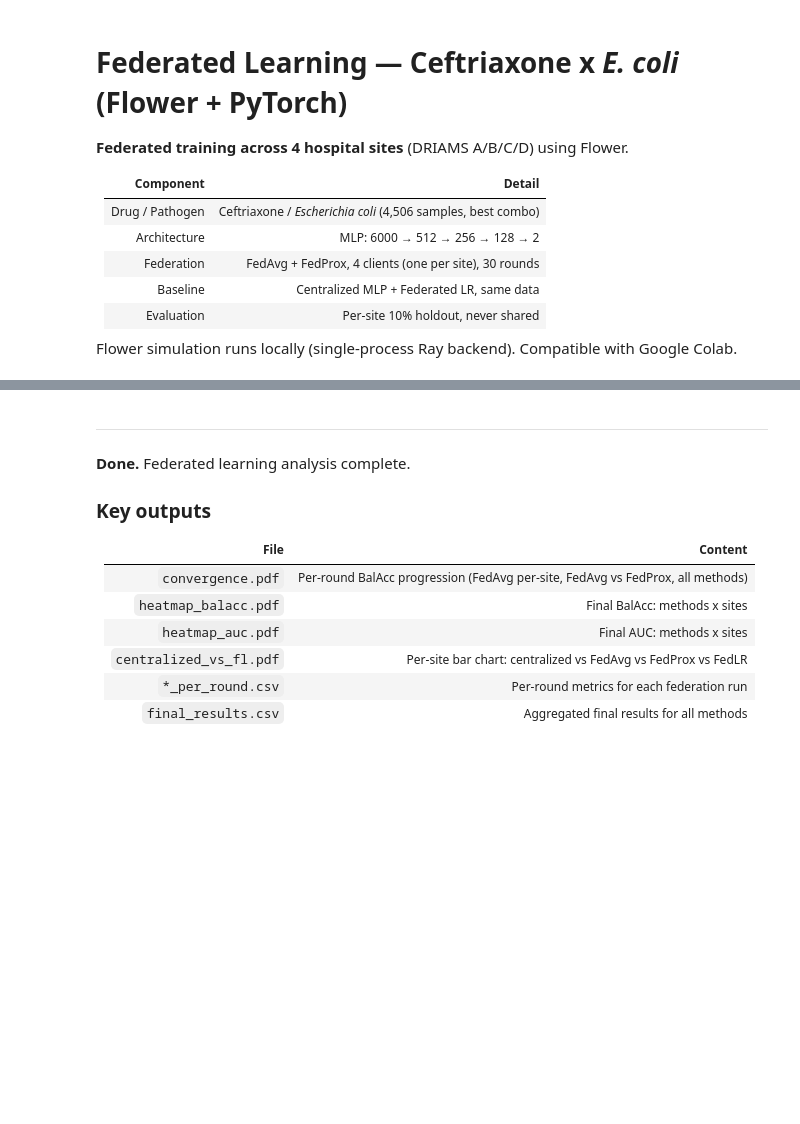
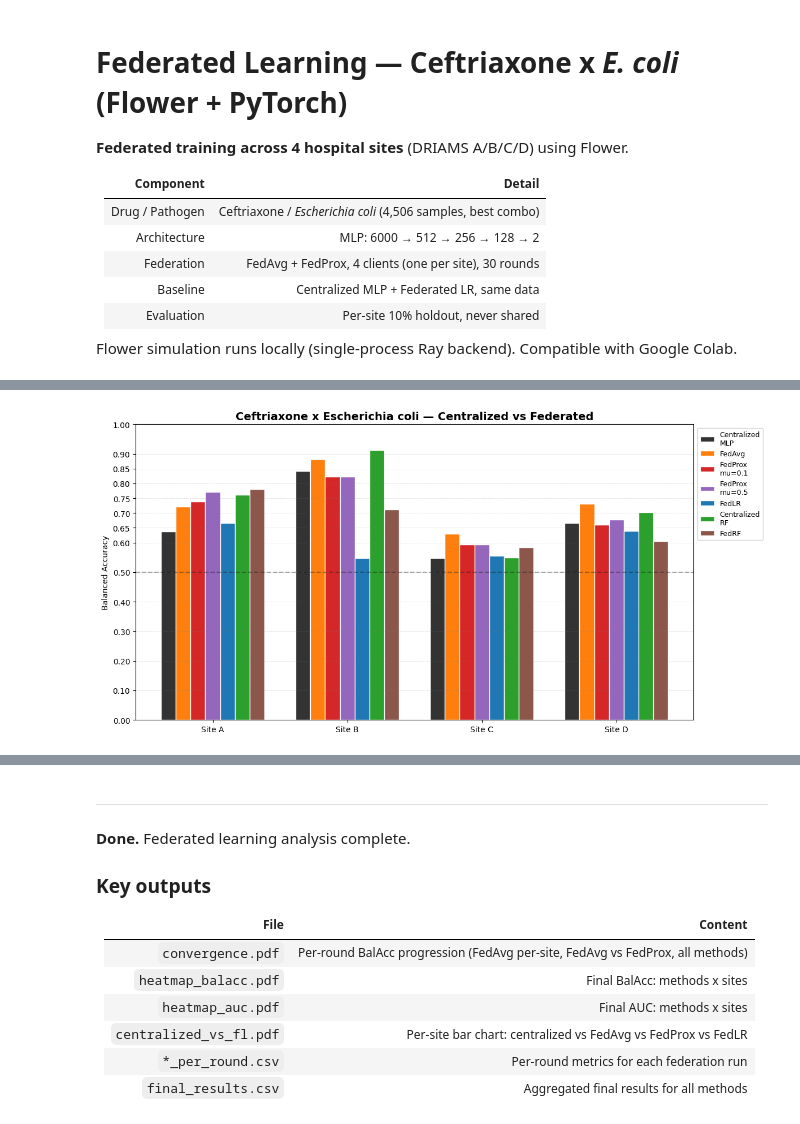
Before and after one commit to asd-standard/Dryad_DRIAMS, a Jupyter notebook: 06-Ceftazidime-E-coli/06-03a-Ceftriaxone-E-coli-Federated.ipynb, the cells around one changed output, grey strips where cells are left out. Saved outputs shown, nothing was run; the diff lists cells and outputs as text; code cells hidden in the pictures; blank space fills up the shorter version.

```diff
--- a/06-Ceftazidime-E-coli/06-03a-Ceftriaxone-E-coli-Federated.ipynb
+++ b/06-Ceftazidime-E-coli/06-03a-Ceftriaxone-E-coli-Federated.ipynb
@@ -911,25 +1217,41 @@ plt.show()
 # %%
+import numpy as np
+import matplotlib.pyplot as plt
+
 # ── Centralized vs Federated gap bar chart ──
-fig, ax = plt.subplots(figsize=(10, 5))
+fig, ax = plt.subplots(figsize=(12, 6))
 methods_short = ["Centralized\nMLP", "FedAvg", f"FedProx\nmu=0.1", f"FedProx\nmu=0.5", "FedLR", "Centralized\nRF", "FedRF"]
 x = np.arange(len(SITE_ORDER))
-w = 0.12
+w = 0.11
 colors = ["#333333", "#ff7f0e", "#d62728", "#9467bd", "#1f77b4", "#2ca02c", "#8c564b"]
 
 for i, (label, row_idx) in enumerate(zip(methods_short, [0, 1, 3, 4, 5, 6, 7])):
     vals = [df_results.iloc[row_idx][f"{s}_BalAcc"] for s in SITE_ORDER]
     bars = ax.bar(x + (i - 3) * w, vals, w, label=label, color=colors[i], edgecolor="white")
 
 ax.set_xticks(x)
 ax.set_xticklabels([f"Site {s}" for s in SITE_ORDER])
 ax.set_ylabel("Balanced Accuracy")
-ax.set_title(f"{DRUG} x {SPECIES} — Centralized vs Federated")
-ax.legend(fontsize=8); ax.set_ylim(0, 1)
-ax.axhline(0.5, color="gray", ls="--", alpha=0.4)
-ax.grid(True, ls='--', lw=0.5, color='gray', alpha=0.5, axis='y')
+ax.set_title(f"{DRUG} x {SPECIES} — Centralized vs Federated", fontsize=14, fontweight='bold')
+
+# Custom y-axis ticks for better granularity in the 0.6-0.9 range
+y_ticks = np.sort(np.unique(np.concatenate([
+    np.arange(0, 0.6, 0.1),
+    np.arange(0.6, 0.95, 0.05),
+    [1.0]
+])))
+ax.set_yticks(y_ticks)
+
+ax.legend(loc='upper left', bbox_to_anchor=(1, 1), fontsize=9)
+ax.set_ylim(0, 1)
+ax.axhline(0.5, color="black", ls="--", alpha=0.3, label="Baseline (0.5)")
+ax.grid(True, ls='--', lw=0.5, color='gray', alpha=0.3, axis='y')
+
 plt.tight_layout()
 plt.savefig(OUT_DIR / "centralized_vs_fl.pdf", bbox_inches="tight")
 plt.show()
+# %% [output]
+[figure, added]
 # %%
 # ── Data summary table ──
 print("\n" + "="*60)
```
Also changed, not shown: parts of 26 cells of this notebook, 1 other file.
